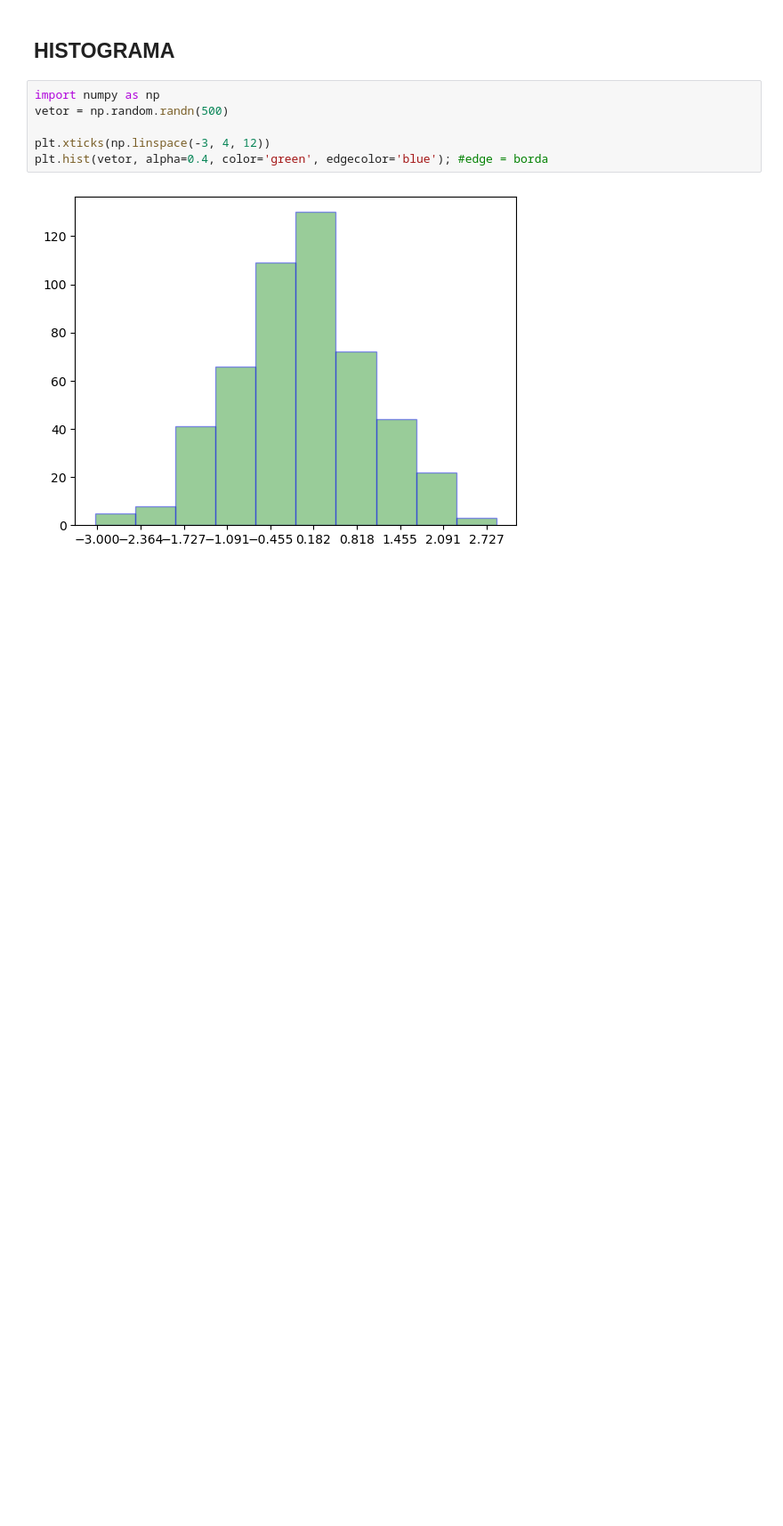
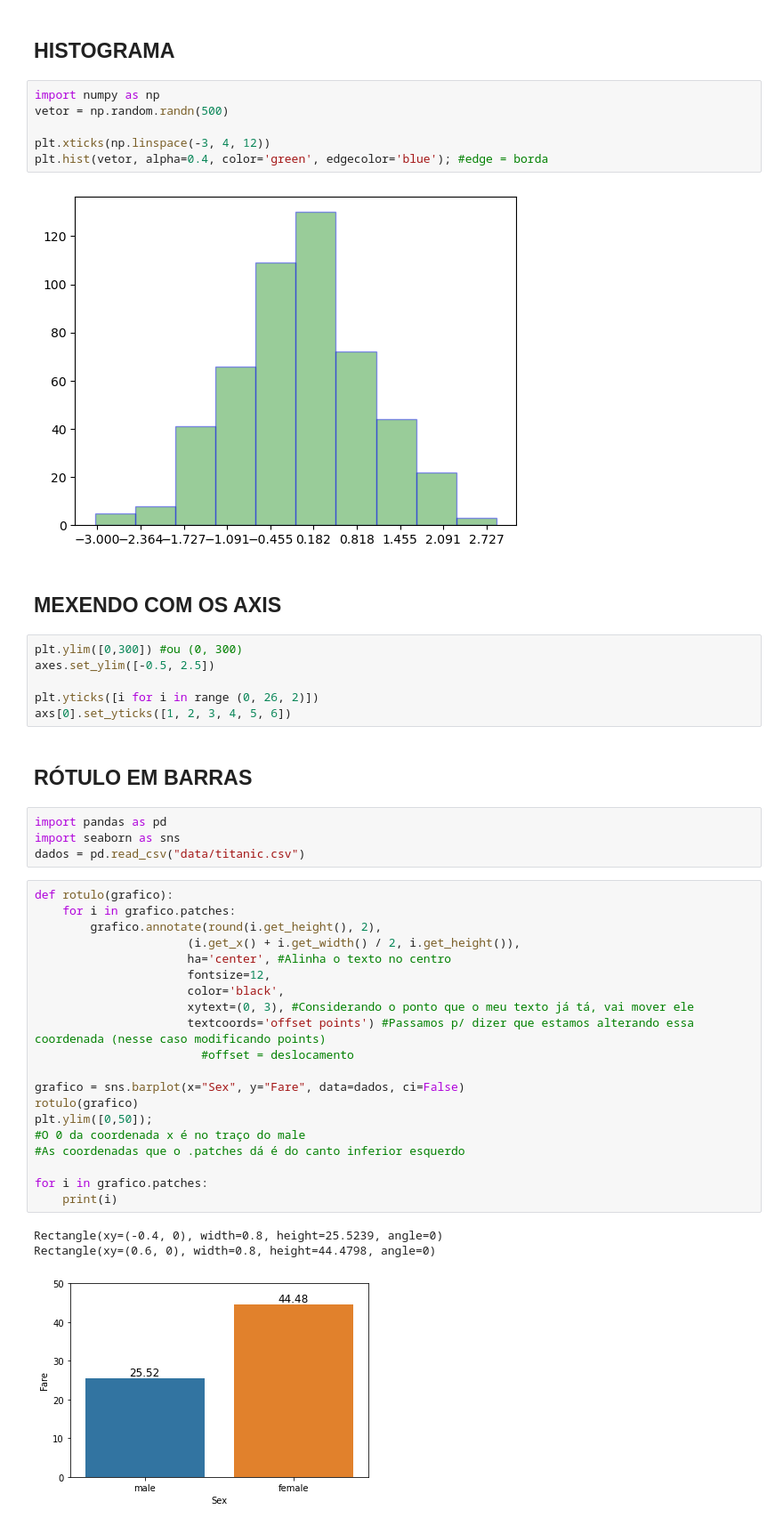
Before and after one commit to patriciacatandi/Lets_Code_Alunos, a Jupyter notebook: 02_Ferramentas_Programação/04_Graficos/Resumo Matplotlib.ipynb, the cells around one changed output. Shown at 89% size. Drawn from its saved outputs; the diff is of its cells as text; blank space fills up the shorter version.

```diff
--- a/02_Ferramentas_Programação/04_Graficos/Resumo Matplotlib.ipynb
+++ b/02_Ferramentas_Programação/04_Graficos/Resumo Matplotlib.ipynb
@@ -124,3 +124,41 @@ plt.xticks(np.linspace(-3, 4, 12))
 plt.hist(vetor, alpha=0.4, color='green', edgecolor='blue'); #edge = borda
 # %% [output]
 [figure]
+# %% [markdown]
+## MEXENDO COM OS AXIS
+# %%
+plt.ylim([0,300]) #ou (0, 300)
+axes.set_ylim([-0.5, 2.5])
+
+plt.yticks([i for i in range (0, 26, 2)])
+axs[0].set_yticks([1, 2, 3, 4, 5, 6])
+# %% [markdown]
+## RÓTULO EM BARRAS
+# %%
+import pandas as pd
+import seaborn as sns
+dados = pd.read_csv("data/titanic.csv")
+# %%
+def rotulo(grafico):
+    for i in grafico.patches:
+        grafico.annotate(round(i.get_height(), 2),
+                      (i.get_x() + i.get_width() / 2, i.get_height()),
+                      ha='center', #Alinha o texto no centro
+                      fontsize=12,
+                      color='black',
+                      xytext=(0, 3), #Considerando o ponto que o meu texto já tá, vai mover ele
+                      textcoords='offset points') #Passamos p/ dizer que estamos alterando essa coordenada (nesse caso modificando points)
+                        #offset = deslocamento
+
+grafico = sns.barplot(x="Sex", y="Fare", data=dados, ci=False)
+rotulo(grafico)
+plt.ylim([0,50]);
+#O 0 da coordenada x é no traço do male
+#As coordenadas que o .patches dá é do canto inferior esquerdo
+
+for i in grafico.patches:
+    print(i)
+# %% [output]
+Rectangle(xy=(-0.4, 0), width=0.8, height=25.5239, angle=0)
+Rectangle(xy=(0.6, 0), width=0.8, height=44.4798, angle=0)
+[figure, added]
```
Also changed, not shown: parts of 4 cells of this notebook, 7 other files.
